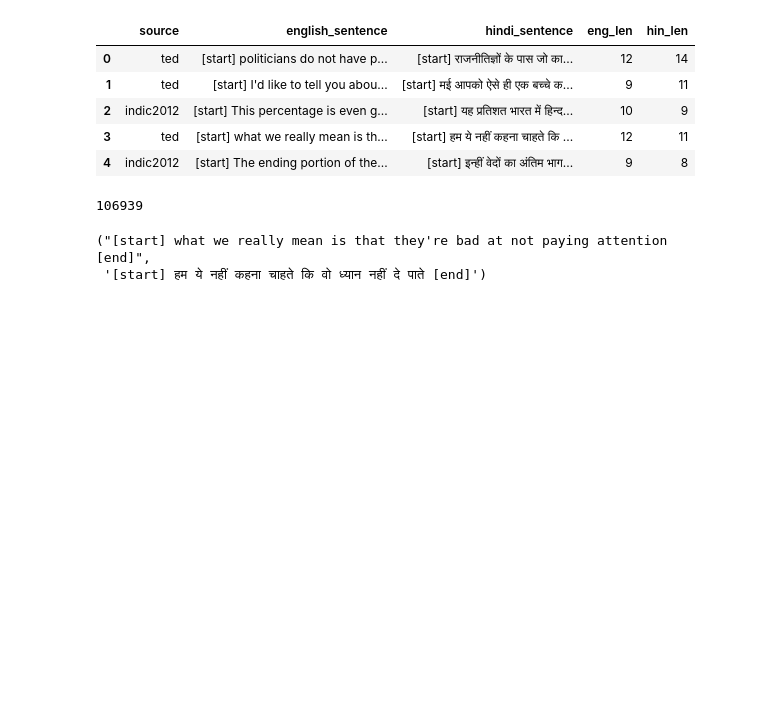
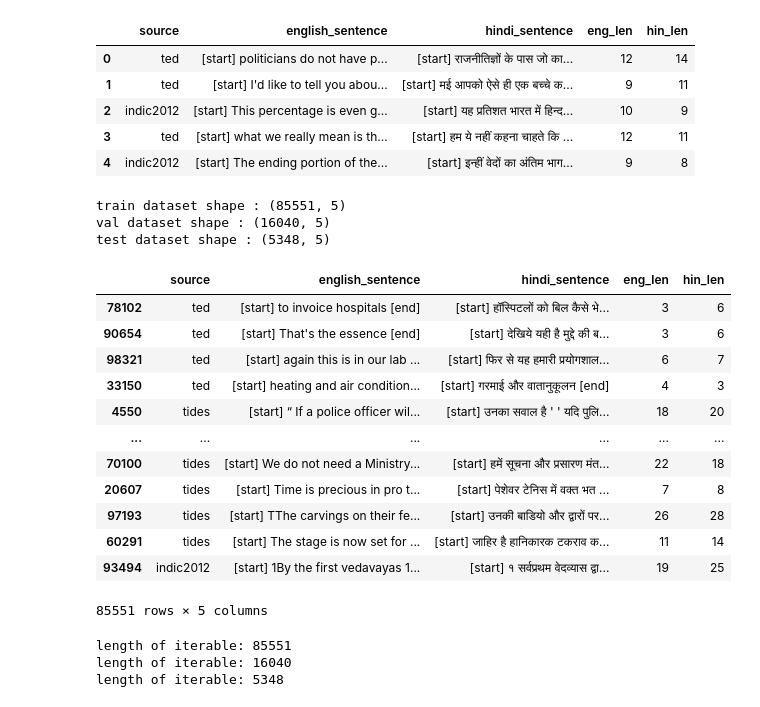
Before and after one commit to m-np/eng2hin-neural-translate, a Jupyter notebook: data-preparation.ipynb, the cells around one changed output. Saved outputs shown, nothing was run; the diff lists cells and outputs as text; code cells hidden in the pictures; blank space fills up the shorter version.

```diff
--- a/data-preparation.ipynb
+++ b/data-preparation.ipynb
@@ -111,24 +112,53 @@ See the caveats in the documentation: https://pandas.pydata.org/pandas-docs/stab
 | 3 | ted | [start] what we really mean is th... | [start] हम ये नहीं कहना चाहते कि ... | 12 | 11 |
 | 4 | indic2012 | [start] The ending portion of the... | [start] इन्हीं वेदों का अंतिम भाग... | 9 | 8 |
 # %%
-def normalize(eng, hin):
-    """Normalize a line of text and split into two at the tab character"""
-    line = str(eng.strip().lower()) + "\t" + str(hin.strip())
+def normalize(line, is_english = True):
+    if is_english:
+        line = str(line.strip().lower())
+    else:
+        line = str(line.strip())
+
     line = re.sub(r"^([^ \w])(?!\s)", r"\1 ", line)
     line = re.sub(r"(\s[^ \w])(?!\s)", r"\1 ", line)
     line = re.sub(r"(?!\s)([^ \w])$", r" \1", line)
     line = re.sub(r"(?!\s)([^ \w]\s)", r" \1", line)
-    eng, hind = line.split('\t')
-    return eng, hin
-
-text_pairs = []
-for index in df.index:
-    text_pairs.append(normalize(df['english_sentence'][index], df['hindi_sentence'][index]))
-print(len(text_pairs))
+    return line
-# %% [output]
-106939
-# %%
-df.loc[3, "english_sentence"], df.loc[3, "hindi_sentence"]
-# %% [output]
-("[start] what we really mean is that they're bad at not paying attention [end]",
- '[start] हम ये नहीं कहना चाहते कि वो ध्यान नहीं दे पाते [end]')
+# %%
+def train_validate_test_split(df, train_percent=.8, validate_percent=.1, seed=200):
+    df = df.sample(frac=1.,random_state=seed)
+    m = len(df.index)
+    train_end = int(train_percent * m)
+    validate_end = int(validate_percent * m) + train_end
+    train = df.iloc[:train_end, :]
+    validate = df.iloc[train_end:validate_end, :]
+    test = df.iloc[validate_end:, :]
+    return train, validate, test
+# %%
+train_df, val_df, test_df = train_validate_test_split(
+                                        df,
+                                        train_percent=.8,
+                                        validate_percent=.15,
+                                        seed=7)
+print(f"train dataset shape : {train_df.shape}")
+print(f"val dataset shape : {val_df.shape}")
+print(f"test dataset shape : {test_df.shape}")
+# %% [output]
+train dataset shape : (85551, 5)
+val dataset shape : (16040, 5)
+test dataset shape : (5348, 5)
+# %%
+train_df
+# %% [output]
+|  | source | english_sentence | hindi_sentence | eng_len | hin_len |
+| 78102 | ted | [start] to invoice hospitals [end] | [start] हॉस्पिटलों को बिल कैसे भे... | 3 | 6 |
+| 90654 | ted | [start] That's the essence [end] | [start] देखिये यही है मुद्दे की ब... | 3 | 6 |
+| 98321 | ted | [start] again this is in our lab ... | [start] फिर से यह हमारी प्रयोगशाल... | 6 | 7 |
+| 33150 | ted | [start] heating and air condition... | [start] गरमाई और वातानुकूलन [end] | 4 | 3 |
+| 4550 | tides | [start] “ If a police officer wil... | [start] उनका सवाल है ' ' यदि पुलि... | 18 | 20 |
+| ... | ... | ... | ... | ... | ... |
+| 70100 | tides | [start] We do not need a Ministry... | [start] हमें सूचना और प्रसारण मंत... | 22 | 18 |
+| 20607 | tides | [start] Time is precious in pro t... | [start] पेशेवर टेनिस में वक्त भत ... | 7 | 8 |
+| 97193 | tides | [start] TThe carvings on their fe... | [start] उनकी बाडियो और द्वारों पर... | 26 | 28 |
+| 60291 | tides | [start] The stage is now set for ... | [start] जाहिर है हानिकारक टकराव क... | 11 | 14 |
+| 93494 | indic2012 | [start] 1By the first vedavayas 1... | [start] १ सर्वप्रथम वेदव्यास द्वा... | 19 | 25 |
+85551 rows × 5 columns
@@ -134,0 +180,8 @@ df.loc[3, "english_sentence"], df.loc[3, "hindi_sentence"]
+# %%
+train_iter = create_iterable(train_df, from_lang, to_lang)
+val_iter = create_iterable(val_df, from_lang, to_lang)
+test_iter = create_iterable(test_df, from_lang, to_lang)
+# %% [output]
+length of iterable: 85551
+length of iterable: 16040
+length of iterable: 5348
```
Also changed, not shown: parts of 5 cells of this notebook.
